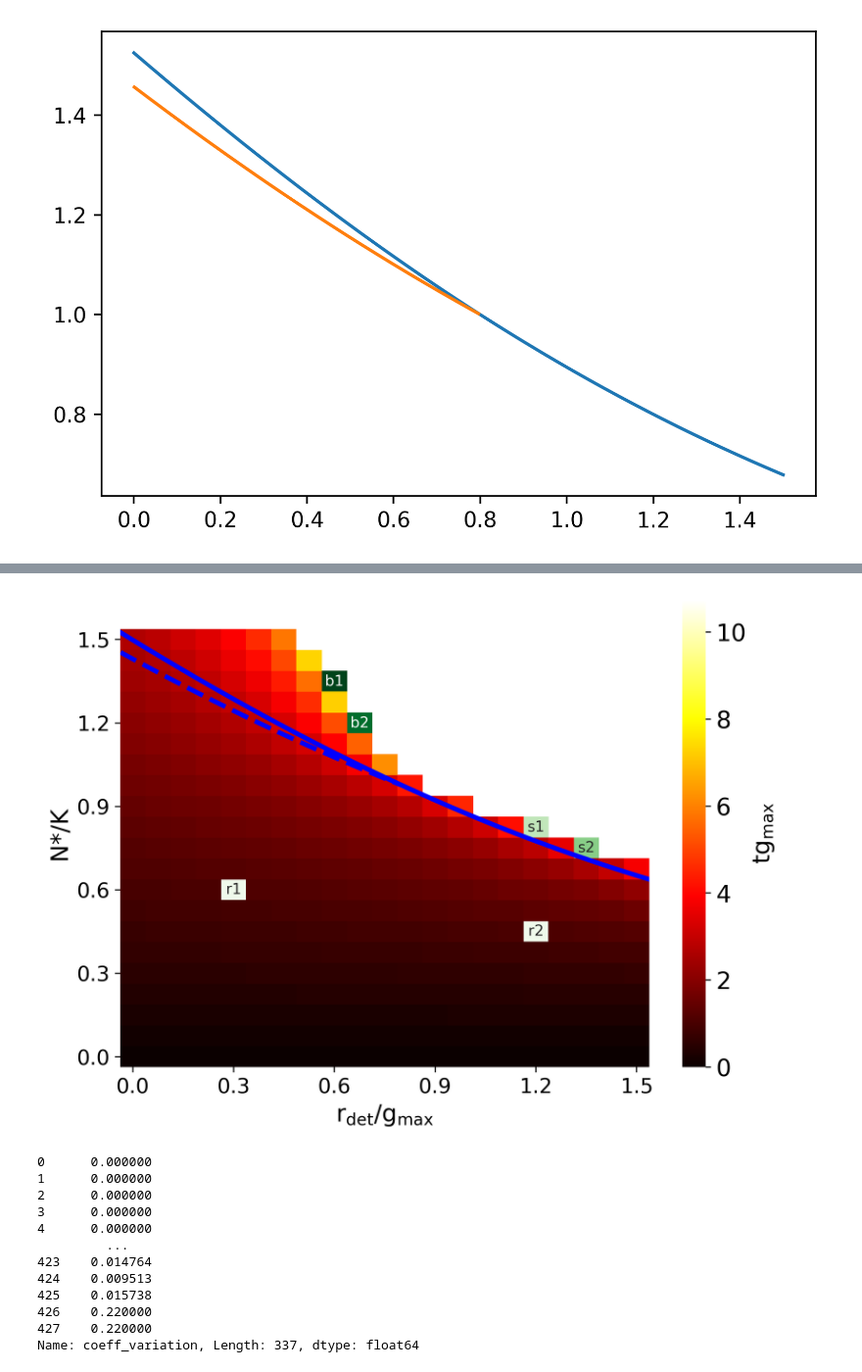
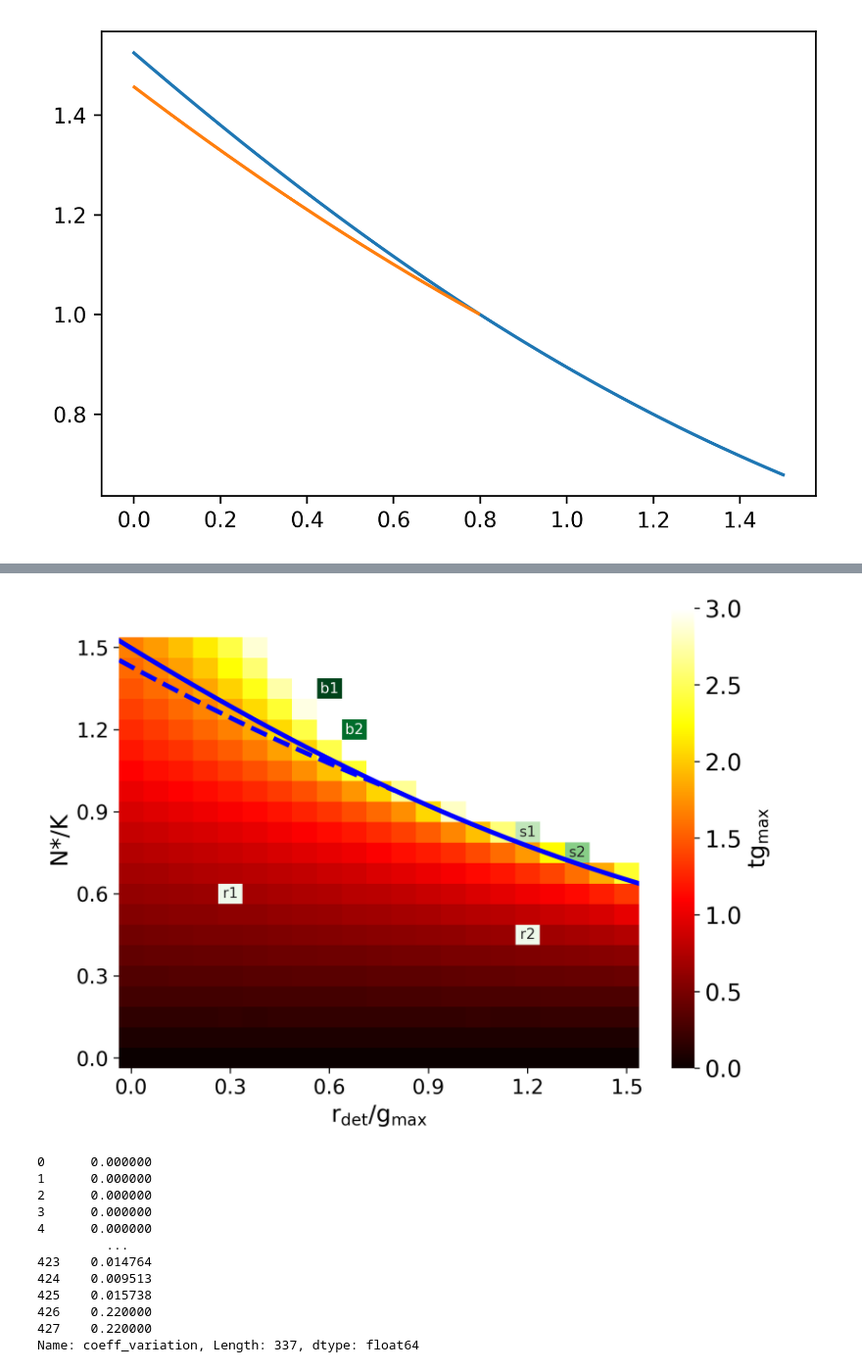
Before and after one commit to patricksinclair/multispecies_postprocessing, a Jupyter notebook: biofilm_threshold_theory/phase_diagram_plotter.ipynb, the cells around one changed output, grey strips where cells are left out. Shown: that part at 98% size. Drawn from its saved outputs; the diff is of its cells as text; code cells hidden in the pictures.

Commit message:
3x3 plots mostly done

```diff
--- a/biofilm_threshold_theory/phase_diagram_plotter.ipynb
+++ b/biofilm_threshold_theory/phase_diagram_plotter.ipynb
@@ -470,7 +481,7 @@ IDsize=12
 
 # #phase_mask = (pivot['det_ratio']) > 0.5
 
-ax = sns.heatmap(pivot, annot=False, cmap='hot', xticklabels = 4, yticklabels=4, rasterized=True, cbar=True)
+ax = sns.heatmap(pivot, annot=False, cmap='hot', xticklabels = 4, yticklabels=4, rasterized=True, cbar=True, vmax=3.)
 
 pivot_min = np.nanmin(pivot.values)
 pivot_max = np.nanmax(pivot.values)
@@ -483,8 +494,17 @@ for pp, label in zip(histogram_param_pairs, histogram_param_pair_labels):
     #following lines get the keys that are used in pivot
     r_det_key = (pivot.keys()[np.isclose(pivot.keys(), r_det)])[0]
     n_thresh_key = (pivot[r_det_key].keys()[np.isclose(pivot[r_det_key].keys(), n_thresh)])[0]
+
+    r_det_key_index = np.where(np.isclose(pivot.keys(), r_det))[0][0]
+    #print(pivot[pivot.keys()[r_det_key_index]])
+
+    n_thresh_key_index = np.where(np.isclose(pivot[pivot.keys()[r_det_key_index]], n_thresh))
+
+    #print(n_thresh_key_index)
     #print(r_det_key)
     #print(n_thresh_key)
+    #print(np.where(np.isclose(pivot.keys(), r_det))[0][0])
+
     masko = np.isclose(pivot, pivot[r_det_key][n_thresh_key])
     masko_full += masko
     #print(mask)
@@ -500,7 +520,7 @@ for pp, label in zip(histogram_param_pairs, histogram_param_pair_labels):
 # ax_masked = sns.heatmap(pivot, mask=masko, cmap='Greens', cbar=False, annot=True)
 # #ax_masked2 = sns.heatmap(pivot, mask=phase_mask, cmap='Blues', cbar=False, annot=True)
 
-ax = sns.heatmap(pivot, annot=False, cmap='hot', xticklabels = 4, yticklabels=4, rasterized=True, cbar=False, mask=masko_full)
+ax = sns.heatmap(pivot, annot=False, cmap='hot', xticklabels = 4, yticklabels=4, rasterized=True, cbar=False, mask=masko_full, vmax=3)
 
 ax.invert_yaxis()
 labels_x = [label.get_text() for label in ax.get_xticklabels()]
@@ -532,34 +552,34 @@ det_ratio_vals_dashed = dashed_line_vals["r_det_ratio"]
 theoryN_vals_dashed = dashed_line_vals["N_theory"]
 #print(theoryN_vals_dashed[0])
 #print(np.min(theoryN_vals_dashed))
 
 scale_factor_x_dashed = nsquares/1.5
 scale_factor_y_dashed = nsquares/1.5
 
 sns.lineplot(x=det_ratio_vals_dashed*scale_factor_x_dashed, y=theoryN_vals_dashed*scale_factor_y_dashed, linewidth = 3.2, color="blue")
 line = ax.lines[1] # get the line
 line.set_ydata(line.get_ydata() - 0.5)
 line.set_linestyle("--")
 ###########################################
 
 ax.axis('tight')
 
 ax.set_xlabel('r$_{\\rm det}/\\rm{g}_{\max}$', fontsize=labelSize)
 ax.set_ylabel('N*/K', fontsize=labelSize)
 ax.xaxis.set_tick_params(labelsize=numbersize)
 ax.yaxis.set_tick_params(labelsize=numbersize)
 
 
 cbar = ax.collections[0].colorbar
 cbar.ax.tick_params(labelsize=labelSize)
 cbar.set_label("tg$_{\max}$", fontsize=labelSize)
 cbar.ax.locator_params(nbins=6)
 
 plt.xticks(rotation=0)
 plt.savefig('timeTo1Microhab_powerLaw_bigK_plots/highlighted_t1_phase_diagram.pdf', bbox_inches='tight')
 plt.show()
 # %% [output]
-[figure, old version]
+[figure, new version]
 # %%
 print(param_data["coeff_variation"][~np.isnan(param_data["coeff_variation"])])
 # %% [output]
```
Also changed, not shown: parts of 5 cells of this notebook, 1 other file.
